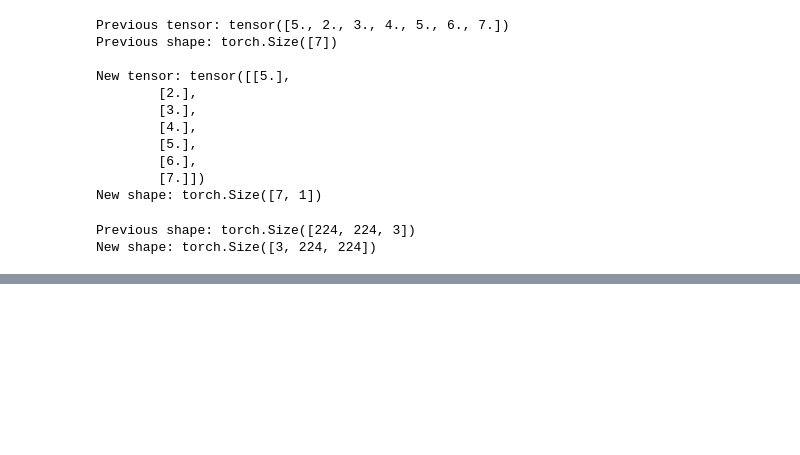
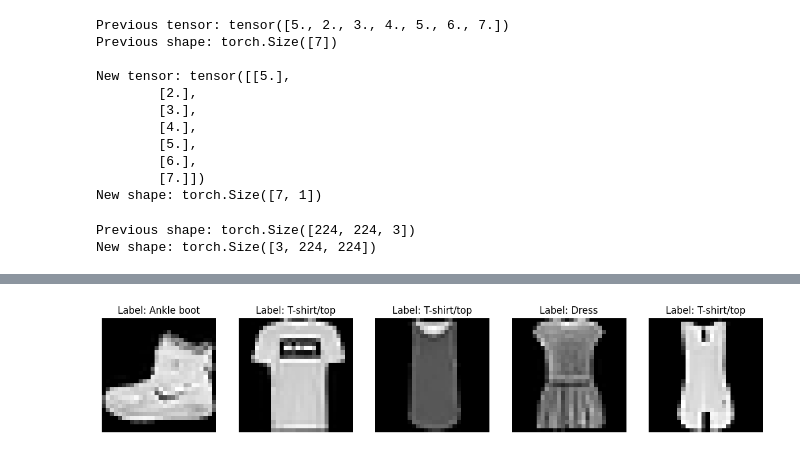
Before and after one commit to Page0526/machine-learning-crash-course, a Jupyter notebook: Learning_Pytorch.ipynb, the cells around one changed output, grey strips where cells are left out. Cells and saved outputs as stored; diff of their text form; code cells hidden in the pictures; blank space fills up the shorter version.

```diff
--- a/Learning_Pytorch.ipynb
+++ b/Learning_Pytorch.ipynb
@@ -339,0 +328,22 @@ New shape: torch.Size([3, 224, 224])
+# %%
+training_data = datasets.FashionMNIST(
+    root='data',
+    train=True,
+    download=True,
+    transform=ToTensor()
+)
+
+test_data = datasets.FashionMNIST(
+    root='data',
+    train=False,
+    download=True,
+    transform=ToTensor()
+)
+# %%
+batch_size = 64
+train_dataloader = DataLoader(training_data, batch_size = batch_size)
+test_dataloader = DataLoader(test_data, batch_size = batch_size)
+# N = batch_size, C = channel, H = height, W = width
+for X, y in test_dataloader:
+  print(f"Shape of X [N, C, H, W]: {X.shape}")
+  print(f"Shape of y: {y.shape} {y.dtype}")
@@ -339,0 +368,25 @@ New shape: torch.Size([3, 224, 224])
+# %%
+import matplotlib.pyplot as plt
+
+def visualize_data(dataloader):
+    # Get a batch of images and labels
+    images, labels = next(iter(dataloader))
+
+    # Define the class names
+    class_names = ['T-shirt/top', 'Trouser', 'Pullover', 'Dress', 'Coat',
+                   'Sandal', 'Shirt', 'Sneaker', 'Bag', 'Ankle boot']
+
+    # Plot the images in the batch, along with the corresponding labels
+    fig, axes = plt.subplots(1, 5, figsize=(15, 15))
+    for i in range(5):
+        ax = axes[i]
+        img = images[i].squeeze()  # Remove the channel dimension
+        ax.imshow(img, cmap='gray')
+        ax.set_title(f"Label: {class_names[labels[i]]}")
+        ax.axis('off')
+    plt.show()
+
+# Visualize a batch of training data
+visualize_data(train_dataloader)
+# %% [output]
+[figure, added]
```
Also changed, not shown: parts of 22 cells of this notebook.
